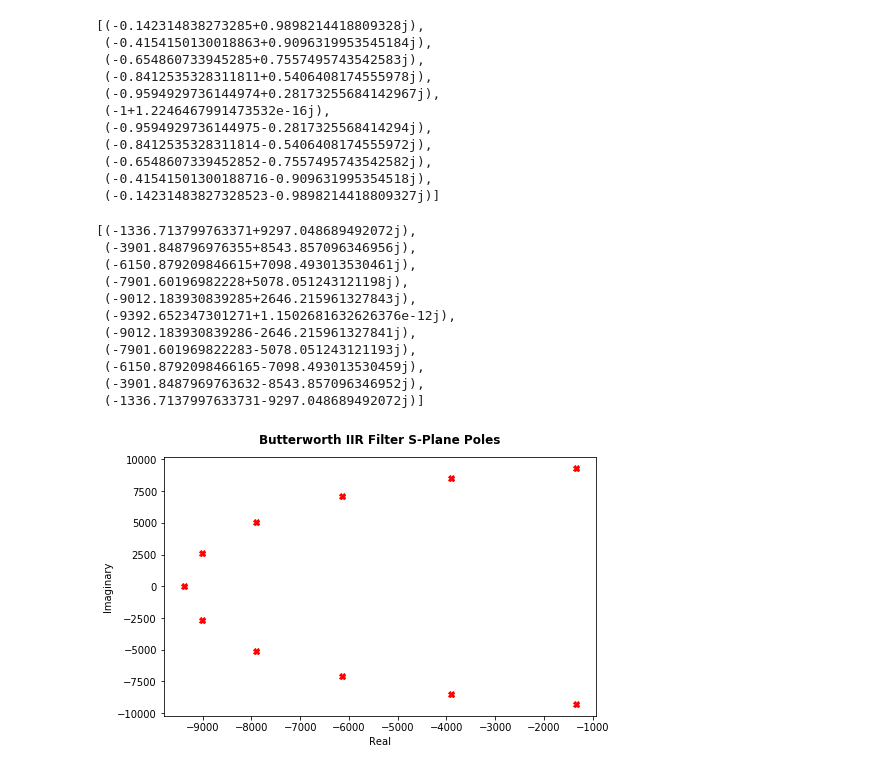
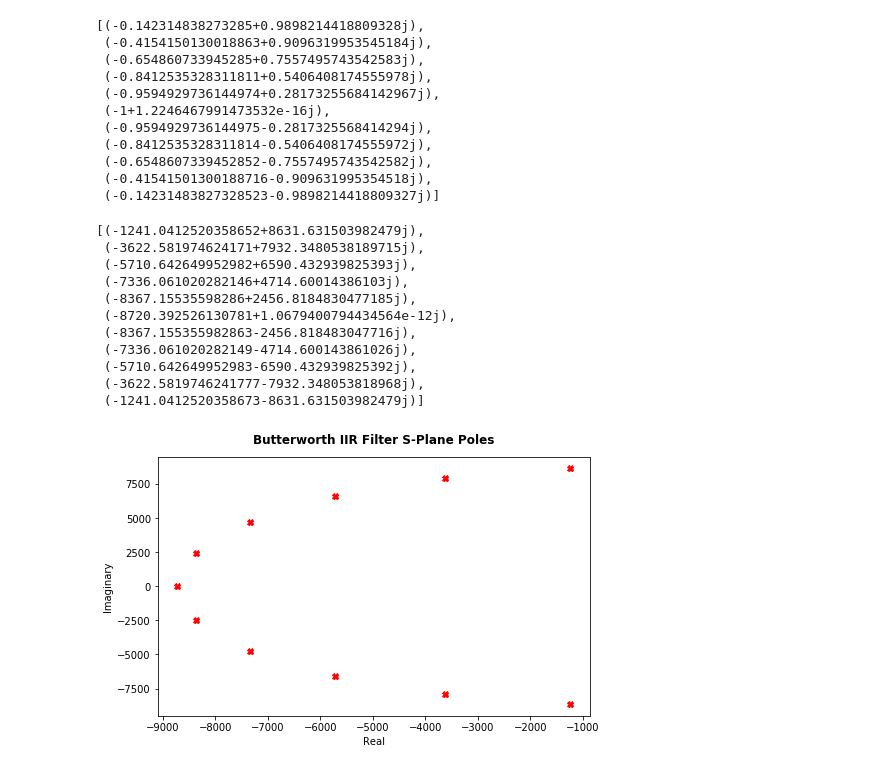
Before and after one commit to StevenCash/jupyter, a Jupyter notebook: Butterworth.ipynb, the cells around one changed output. Saved outputs shown, nothing was run; the diff lists cells and outputs as text; code cells hidden in the pictures.

Commit message:
Modified comments and changed bilinear transform sample frequency.

```diff
--- a/Butterworth.ipynb
+++ b/Butterworth.ipynb
@@ -55,47 +55,47 @@ As0 = 10*math.log10(Ws**(2*Order)*(10**(Ap/10)-1)+1)
 
 Wc = Ws/((10**(As0/10)-1)**(1/(2*Order)))
 
 Wc0 = Wc*2*math.pi*fp
 
 s0 = [i * Wc for i in s]
 
-#I must prewarp to account for transform warping.
+#I must prewarp to account for bilinear transform warping.
 
 #I will need a sampling frequency for this part of the process, for now just assume something sufficiently
 #large so as to not cause a problem, say 4X stop band frequency
 
-fsamp = 5000 #3*fs
+fsamp = 4*fs
 
 fc = (fsamp/math.pi)*math.tan(math.pi*fp/fsamp)
 
 # use s for non-warped and s0 for warped
 s1 = [i * (fc) * 2 * math.pi for i in s0]
 
 sreal = [i.real for i in s1]
 simag = [i.imag for i in s1]
 
 fig = plt.figure()
 ax = fig.add_axes([0,0,1,.9])
 ax.plot(sreal,simag,'rX')
 #ax.set_xlim(-10,10)
 
 fig.suptitle('Butterworth IIR Filter S-Plane Poles', fontweight='bold')
 ax.set_xlabel('Real')
 ax.set_ylabel('Imaginary')
 s1
 # %% [output]
-[(-1336.713799763371+9297.048689492072j),
- (-3901.848796976355+8543.857096346956j),
- (-6150.879209846615+7098.493013530461j),
- (-7901.60196982228+5078.051243121198j),
- (-9012.183930839285+2646.215961327843j),
- (-9392.652347301271+1.1502681632626376e-12j),
- (-9012.183930839286-2646.215961327841j),
- (-7901.601969822283-5078.051243121193j),
- (-6150.8792098466165-7098.493013530459j),
- (-3901.8487969763632-8543.857096346952j),
- (-1336.7137997633731-9297.048689492072j)]
+[(-1241.0412520358652+8631.631503982479j),
+ (-3622.581974624171+7932.3480538189715j),
+ (-5710.642649952982+6590.432939825393j),
+ (-7336.061020282146+4714.60014386103j),
+ (-8367.15535598286+2456.8184830477185j),
+ (-8720.392526130781+1.0679400794434564e-12j),
+ (-8367.155355982863-2456.818483047716j),
+ (-7336.061020282149-4714.600143861026j),
+ (-5710.642649952983-6590.432939825392j),
+ (-3622.5819746241777-7932.348053818968j),
+ (-1241.0412520358673-8631.631503982479j)]
-[figure, old version]
+[figure, new version]
 # %%
 #Ok, now I need to start the bilinear transform.
 
```
Also changed, not shown: parts of 7 cells of this notebook.
